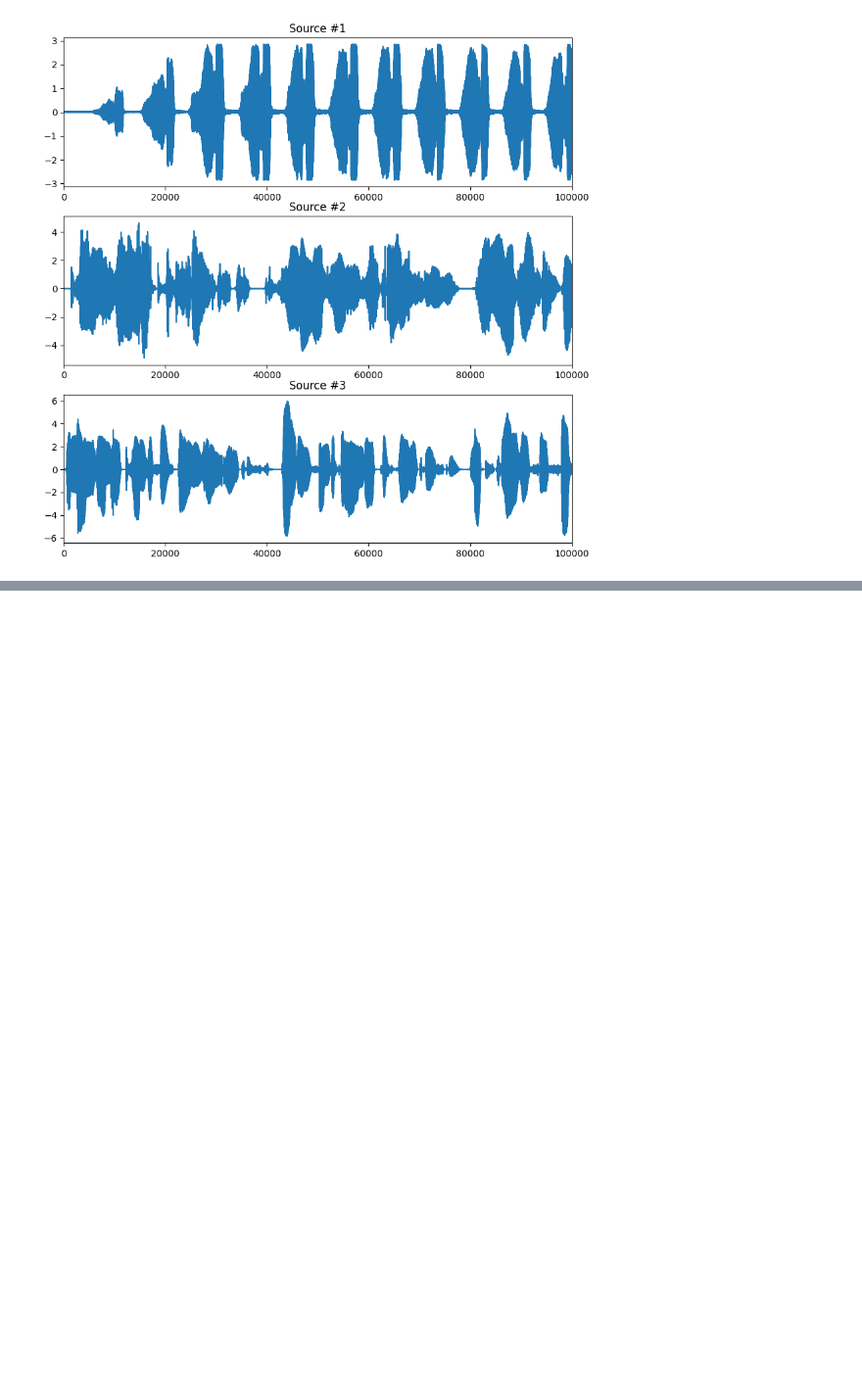
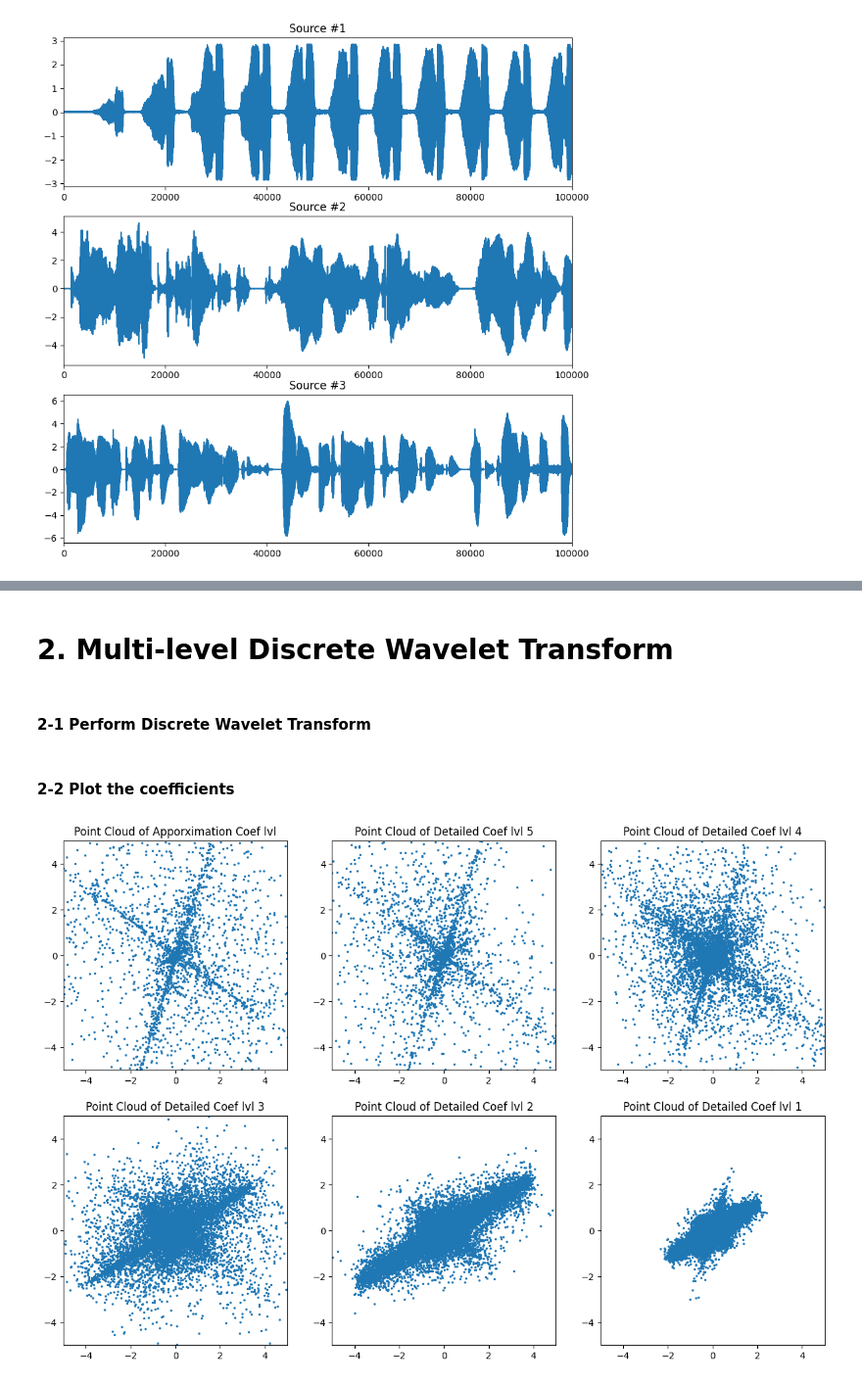
Before and after one commit to danielchoi1115/comp-coursework, a Jupyter notebook: MATH4992/blind source separation.ipynb, the cells around one changed output, grey strips where cells are left out. Shown: that part at 98% size. Drawn from its saved outputs; the diff is of its cells as text; code cells hidden in the pictures; blank space fills up the shorter version.

```diff
--- a/MATH4992/blind source separation.ipynb
+++ b/MATH4992/blind source separation.ipynb
@@ -219,0 +74,49 @@ for i in range(3):
+# %% [markdown]
+# 2. Multi-level Discrete Wavelet Transform
+# %% [markdown]
+#### 2-1 Perform Discrete Wavelet Transform
+# %%
+# Usig pywt library,
+level = 5
+wavelet = 'haar'
+
+coef_a = pywt.wavedec(y[:,0], wavelet=wavelet, level=level)
+coef_b = pywt.wavedec(y[:,1], wavelet=wavelet, level=level)
+# %% [markdown]
+#### 2-2 Plot the coefficients
+# %%
+# Helper function for creating coefficient map
+def get_plot(x, y):
+    if np.shape(x) != np.shape(y):
+        raise ValueError('x and y should have same dimension')
+
+    x_len = len(x)
+    map_ = np.zeros([x_len, 2])
+    map_[:,0] = x
+    map_[:,1] = y
+    # npts = int(x_len*(1-drop))
+    # sel = random.permutation(npts)
+    # sel = sel[:npts]
+    return map_
+# %%
+# Create map for each level
+plots = []
+for target_level in range(0, level+1):
+    p = get_plot(coef_a[target_level], coef_b[target_level])
+    plots.append(p)
+# %%
+# Plot of each wavelet transform level
+plt.figure(figsize = (15,10))
+for idx, plot in enumerate(plots):
+    plt.subplot(int(level/3)+1, 3, idx+1)
+    plt.plot(plot[:,0], plot[:,1], ".", ms = 3)
+    radius = 5
+    plt.xlim(-radius,radius)
+    plt.ylim(-radius,radius)
+    if idx == 0:
+        plt.title(f'Point Cloud of Apporximation Coef lvl')
+    else:
+        plt.title(f'Point Cloud of Detailed Coef lvl {level-idx+1}')
+plt.show()
+# %% [output]
+[figure, added]
```
Also changed, not shown: parts of 43 cells of this notebook.
